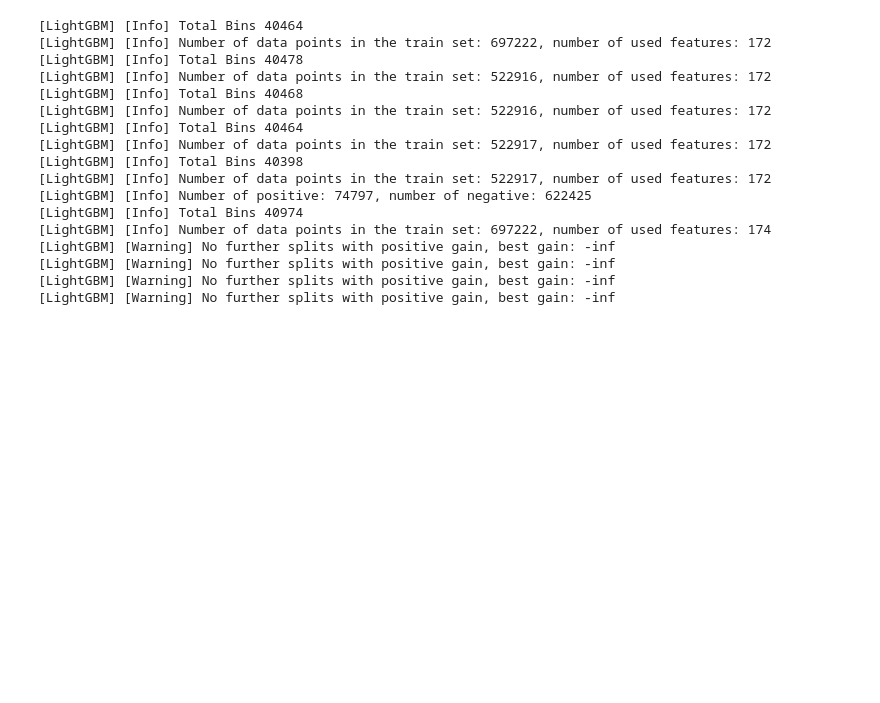
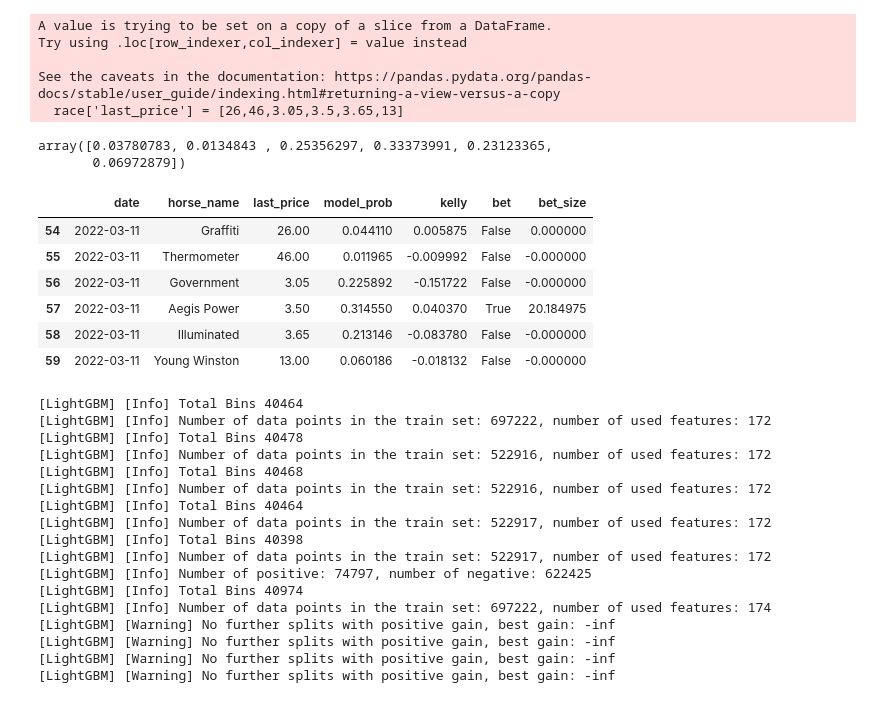
Before and after one commit to leomccarthy1/arion, a Jupyter notebook: notebooks/model_build.ipynb, the cells around one changed output. Cells and saved outputs as stored; diff of their text form; code cells hidden in the pictures; blank space fills up the shorter version.

```diff
--- a/notebooks/model_build.ipynb
+++ b/notebooks/model_build.ipynb
@@ -16,5 +18,34 @@ from arion.models.core import  ArionModel
 # %%
 df_race = pd.read_csv("../data/processed.csv", parse_dates=['date','datetime'])
+# %%
+racecard = pd.read_csv(f'../data/racecards/processed/{datetime.today().strftime("%Y_%m_%d")}.csv')
+# %%
+race = racecard.loc[racecard['race_id'] == 804351]
+# %%
+race['last_price'] = [26,46,3.05,3.5,3.65,13]
+# %% [output]
+A value is trying to be set on a copy of a slice from a DataFrame.
+Try using .loc[row_indexer,col_indexer] = value instead
+
+See the caveats in the documentation: https://pandas.pydata.org/pandas-docs/stable/user_guide/indexing.html#returning-a-view-versus-a-copy
+  race['last_price'] = [26,46,3.05,3.5,3.65,13]
+# %%
+model.predict(race)
+# %% [output]
+array([0.03780783, 0.0134843 , 0.25356297, 0.33373991, 0.23123365,
+       0.06972879])
+# %%
+model = pickle.load(open( "../artifacts/trained_model.pkl", "rb"))
+# %%
+model.make_bets(race)
+# %% [output]
+|  | date | horse_name | last_price | model_prob | kelly | bet | bet_size |
+| 54 | 2022-03-11 | Graffiti | 26.00 | 0.044110 | 0.005875 | False | 0.000000 |
+| 55 | 2022-03-11 | Thermometer | 46.00 | 0.011965 | -0.009992 | False | -0.000000 |
+| 56 | 2022-03-11 | Government | 3.05 | 0.225892 | -0.151722 | False | -0.000000 |
+| 57 | 2022-03-11 | Aegis Power | 3.50 | 0.314550 | 0.040370 | True | 20.184975 |
+| 58 | 2022-03-11 | Illuminated | 3.65 | 0.213146 | -0.083780 | False | -0.000000 |
+| 59 | 2022-03-11 | Young Winston | 13.00 | 0.060186 | -0.018132 | False | -0.000000 |
 # %%
 train = df_race.loc[(df_race.date < '2021-01-01')].copy()
 test = df_race.loc[(df_race.date >= '2021-01-01') & (df_race.date < '2021-12-01')].copy()
```
Also changed, not shown: parts of 2 cells of this notebook, 5 other files.
